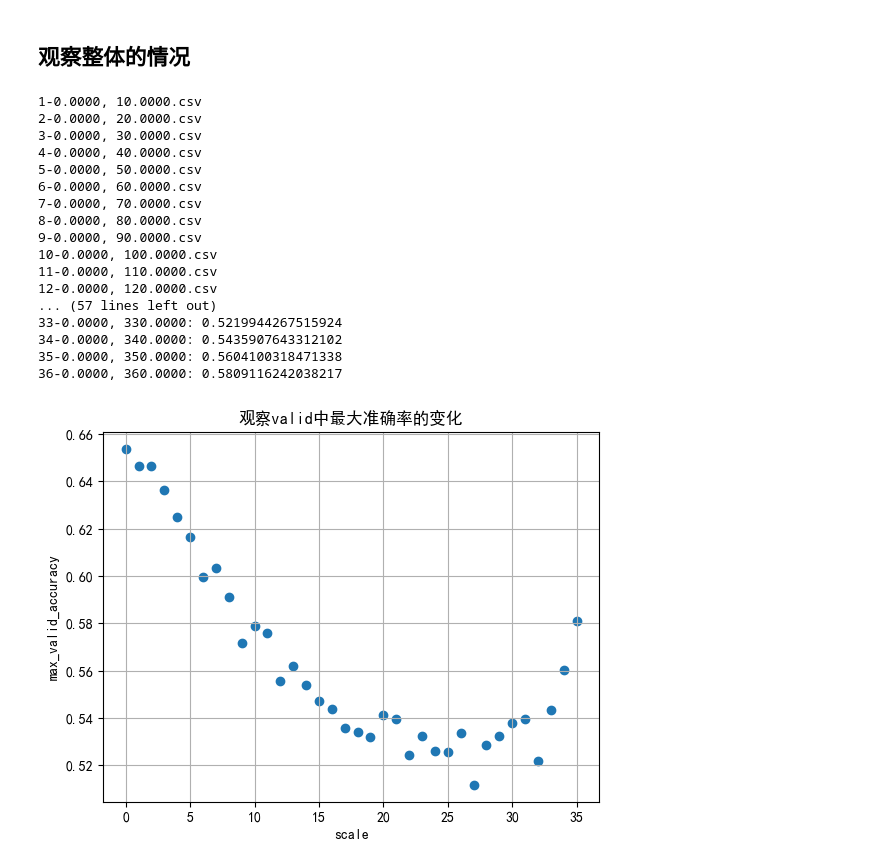
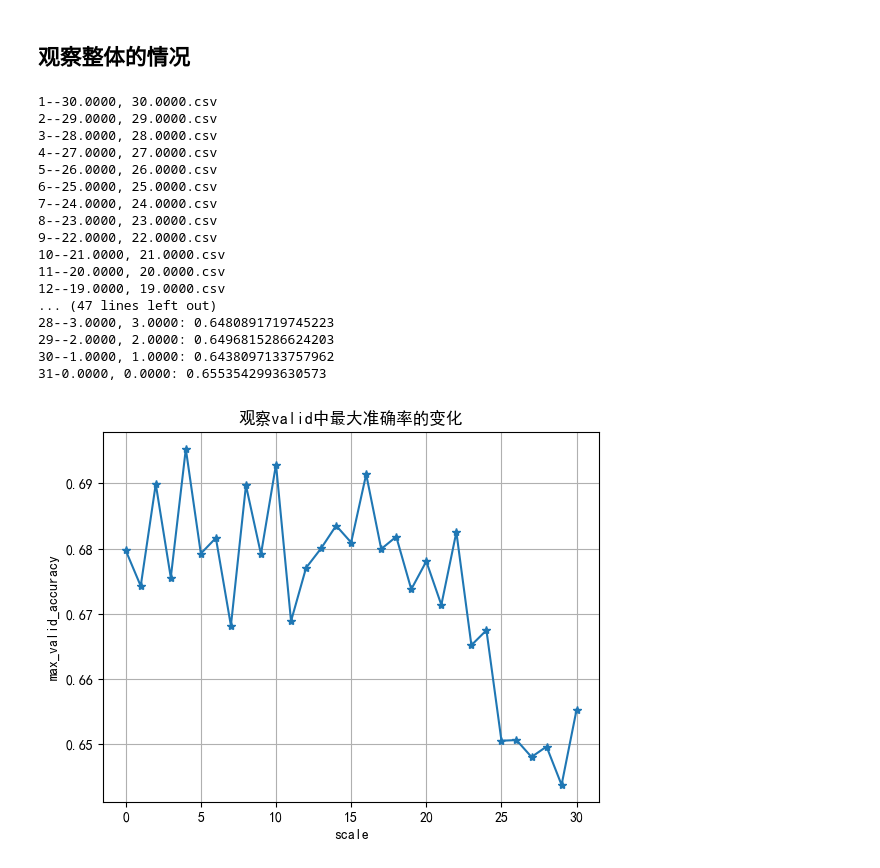
Before and after one commit to a-green-hand-jack/Benign-Overfitting, a Jupyter notebook: Success/rotation-normal/准确率变化.ipynb, the cells around one changed output. Cells and saved outputs as stored; diff of their text form; code cells hidden in the pictures.

```diff
--- a/Success/rotation-normal/准确率变化.ipynb
+++ b/Success/rotation-normal/准确率变化.ipynb
@@ -50,30 +47,30 @@ best_valid_acc(input_dir=input_dir, output_dir=output_dir, plot=True)
 ## 观察整体的情况
 # %%
 # 指定存储图像的目录
-input_dir = 'LeNet-Noew/csv'
-output_dir = 'LeNet-Noe/img/整体'
+input_dir = 'LeNet-30-30/csv'
+output_dir = 'LeNet-30-30/img'
 # 如果目录不存在，创建它
 if not os.path.exists(output_dir):
     os.makedirs(output_dir)
 if not os.path.exists(input_dir):
     os.makedirs(input_dir)
-best_valid_acc(input_dir=input_dir, output_dir=output_dir)
+best_valid_acc(input_dir=input_dir, output_dir=output_dir,plot=True)
 # %% [output]
-1-0.0000, 10.0000.csv
-2-0.0000, 20.0000.csv
-3-0.0000, 30.0000.csv
-4-0.0000, 40.0000.csv
-5-0.0000, 50.0000.csv
-6-0.0000, 60.0000.csv
-7-0.0000, 70.0000.csv
-8-0.0000, 80.0000.csv
-9-0.0000, 90.0000.csv
-10-0.0000, 100.0000.csv
-11-0.0000, 110.0000.csv
-12-0.0000, 120.0000.csv
-... (57 lines left out)
-33-0.0000, 330.0000: 0.5219944267515924
-34-0.0000, 340.0000: 0.5435907643312102
-35-0.0000, 350.0000: 0.5604100318471338
-36-0.0000, 360.0000: 0.5809116242038217
+1--30.0000, 30.0000.csv
+2--29.0000, 29.0000.csv
+3--28.0000, 28.0000.csv
+4--27.0000, 27.0000.csv
+5--26.0000, 26.0000.csv
+6--25.0000, 25.0000.csv
+7--24.0000, 24.0000.csv
+8--23.0000, 23.0000.csv
+9--22.0000, 22.0000.csv
+10--21.0000, 21.0000.csv
+11--20.0000, 20.0000.csv
+12--19.0000, 19.0000.csv
+... (47 lines left out)
+28--3.0000, 3.0000: 0.6480891719745223
+29--2.0000, 2.0000: 0.6496815286624203
+30--1.0000, 1.0000: 0.6438097133757962
+31-0.0000, 0.0000: 0.6553542993630573
-[figure, old version]
+[figure, new version]
```
Also changed, not shown: parts of 1 cell of this notebook, 2 other files.
